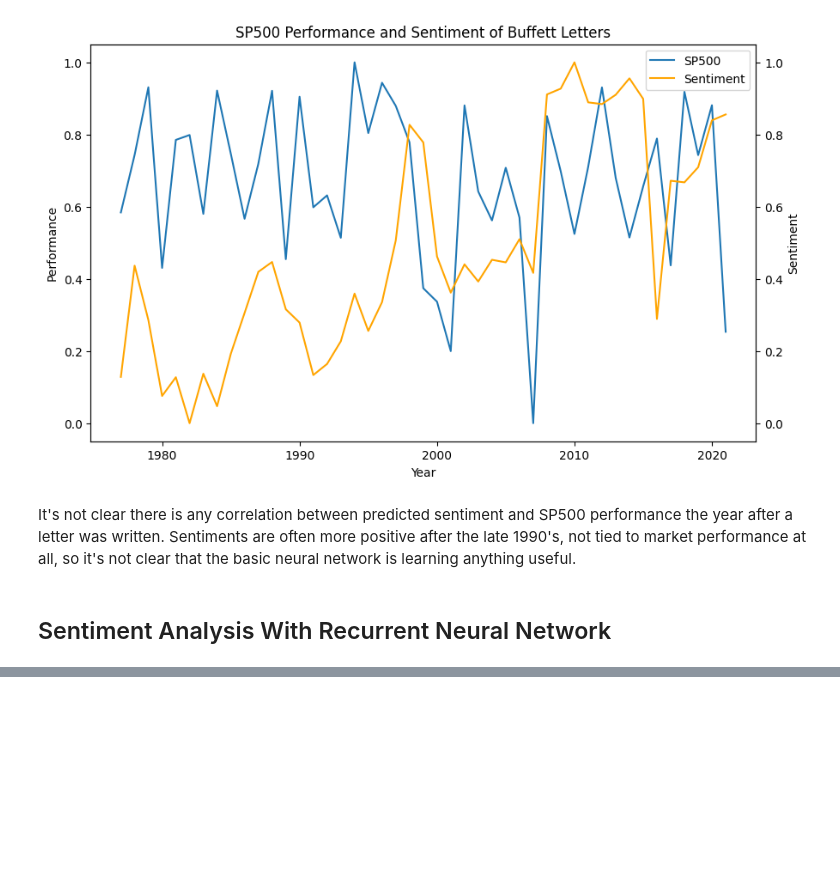
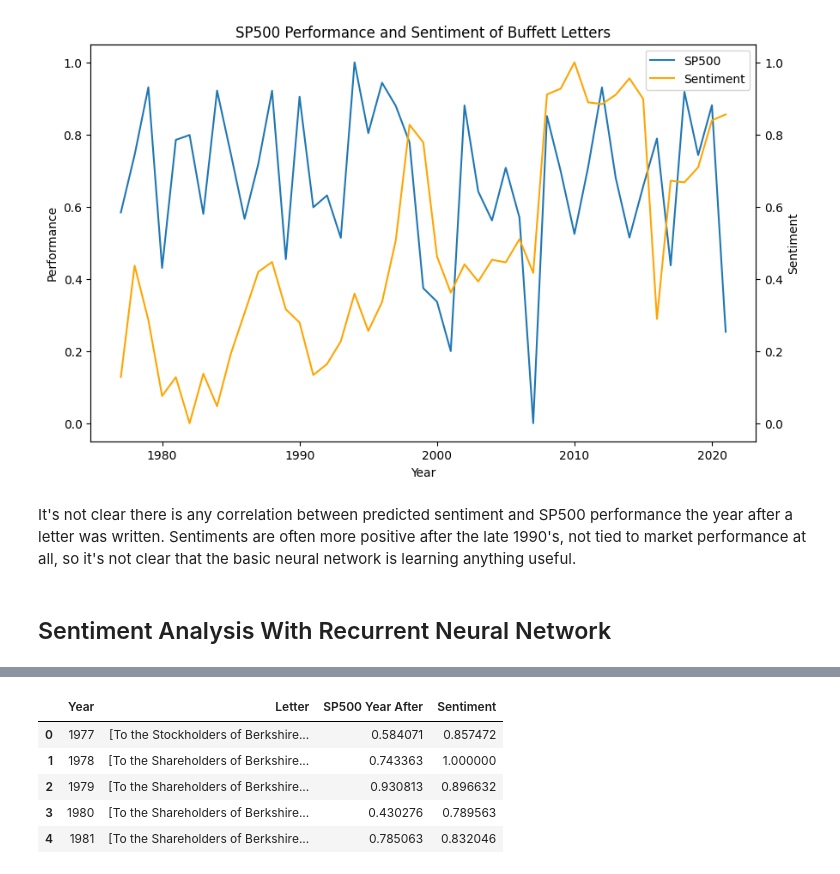
Before and after one commit to biovino1/BuffetLetters, a Jupyter notebook: prediction.ipynb, the cells around one changed output, grey strips where cells are left out. Saved outputs shown, nothing was run; the diff lists cells and outputs as text; code cells hidden in the pictures; blank space fills up the shorter version.

```diff
--- a/prediction.ipynb
+++ b/prediction.ipynb
@@ -231,0 +294,19 @@ It's not clear there is any correlation between predicted sentiment and SP500 pe
+# %%
+# Scale SP500 and Sentiment columns
+from sklearn.preprocessing import MinMaxScaler
+import pandas as pd
+
+# Load df from pickle
+df = pd.read_pickle('data/rnn_pred.pkl')
+
+scaler = MinMaxScaler()
+df['SP500 Year After'] = scaler.fit_transform(df[['SP500 Year After']])
+df['Sentiment'] = scaler.fit_transform(df[['Sentiment']])
+df.head()
+# %% [output]
+|  | Year | Letter | SP500 Year After | Sentiment |
+| 0 | 1977 | [To the Stockholders of Berkshire... | 0.584071 | 0.857472 |
+| 1 | 1978 | [To the Shareholders of Berkshire... | 0.743363 | 1.000000 |
+| 2 | 1979 | [To the Shareholders of Berkshire... | 0.930813 | 0.896632 |
+| 3 | 1980 | [To the Shareholders of Berkshire... | 0.430276 | 0.789563 |
+| 4 | 1981 | [To the Shareholders of Berkshire... | 0.785063 | 0.832046 |
```
Also changed, not shown: parts of 14 cells of this notebook, 9 other files.
